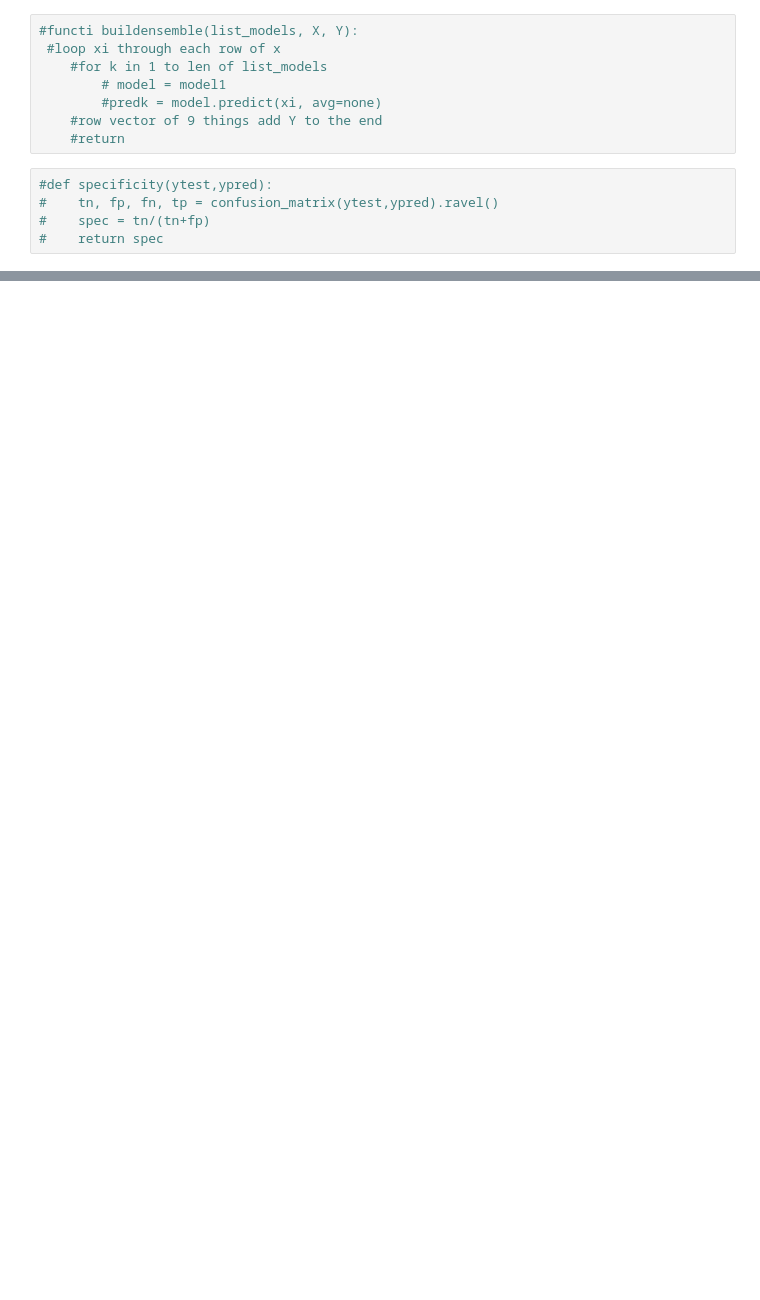
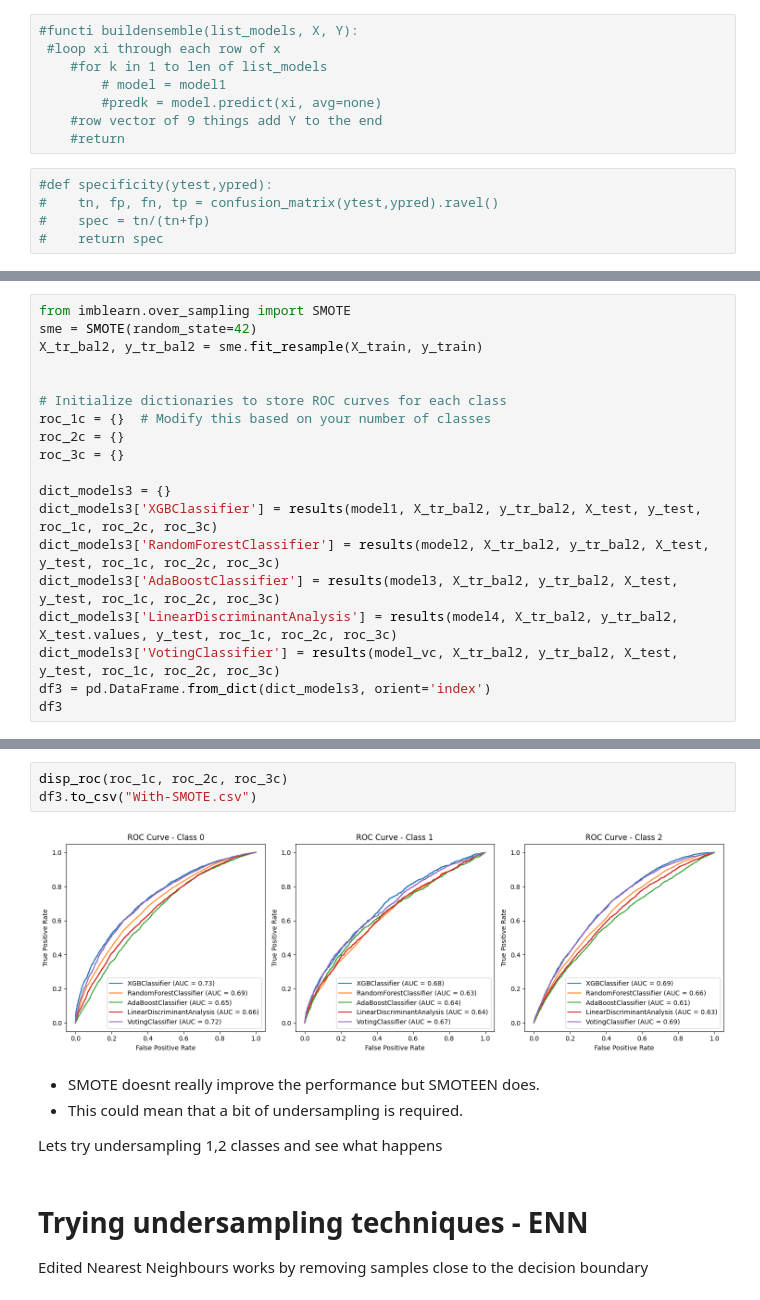
Before and after one commit to DiyadotSaha/ML_Diabetes_Project, a Jupyter notebook: models.ipynb, the cells around one changed output, grey strips where cells are left out. Saved outputs shown, nothing was run; the diff lists cells and outputs as text; blank space fills up the shorter version.

```diff
--- a/models.ipynb
+++ b/models.ipynb
@@ -247,0 +431,19 @@ resDF.to_csv('data/testingClassifiers.csv')
+# %%
+from imblearn.over_sampling import SMOTE
+sme = SMOTE(random_state=42)
+X_tr_bal2, y_tr_bal2 = sme.fit_resample(X_train, y_train)
+
+
+# Initialize dictionaries to store ROC curves for each class
+roc_1c = {}  # Modify this based on your number of classes
+roc_2c = {}
+roc_3c = {}
+
+dict_models3 = {}
+dict_models3['XGBClassifier'] = results(model1, X_tr_bal2, y_tr_bal2, X_test, y_test, roc_1c, roc_2c, roc_3c)
+dict_models3['RandomForestClassifier'] = results(model2, X_tr_bal2, y_tr_bal2, X_test, y_test, roc_1c, roc_2c, roc_3c)
+dict_models3['AdaBoostClassifier'] = results(model3, X_tr_bal2, y_tr_bal2, X_test, y_test, roc_1c, roc_2c, roc_3c)
+dict_models3['LinearDiscriminantAnalysis'] = results(model4, X_tr_bal2, y_tr_bal2, X_test.values, y_test, roc_1c, roc_2c, roc_3c)
+dict_models3['VotingClassifier'] = results(model_vc, X_tr_bal2, y_tr_bal2, X_test, y_test, roc_1c, roc_2c, roc_3c)
+df3 = pd.DataFrame.from_dict(dict_models3, orient='index')
+df3
@@ -247,0 +527,14 @@ resDF.to_csv('data/testingClassifiers.csv')
+# %%
+disp_roc(roc_1c, roc_2c, roc_3c)
+df3.to_csv("With-SMOTE.csv")
+# %% [output]
+[figure, added]
+# %% [markdown]
+* SMOTE doesnt really improve the performance but SMOTEEN does.
+* This could mean that a bit of undersampling is required.
+
+Lets try undersampling 1,2 classes and see what happens
+# %% [markdown]
+# Trying undersampling techniques  - ENN
+
+Edited Nearest Neighbours works by removing samples close to the decision boundary
```
Also changed, not shown: parts of 26 cells of this notebook, 5 other files.
